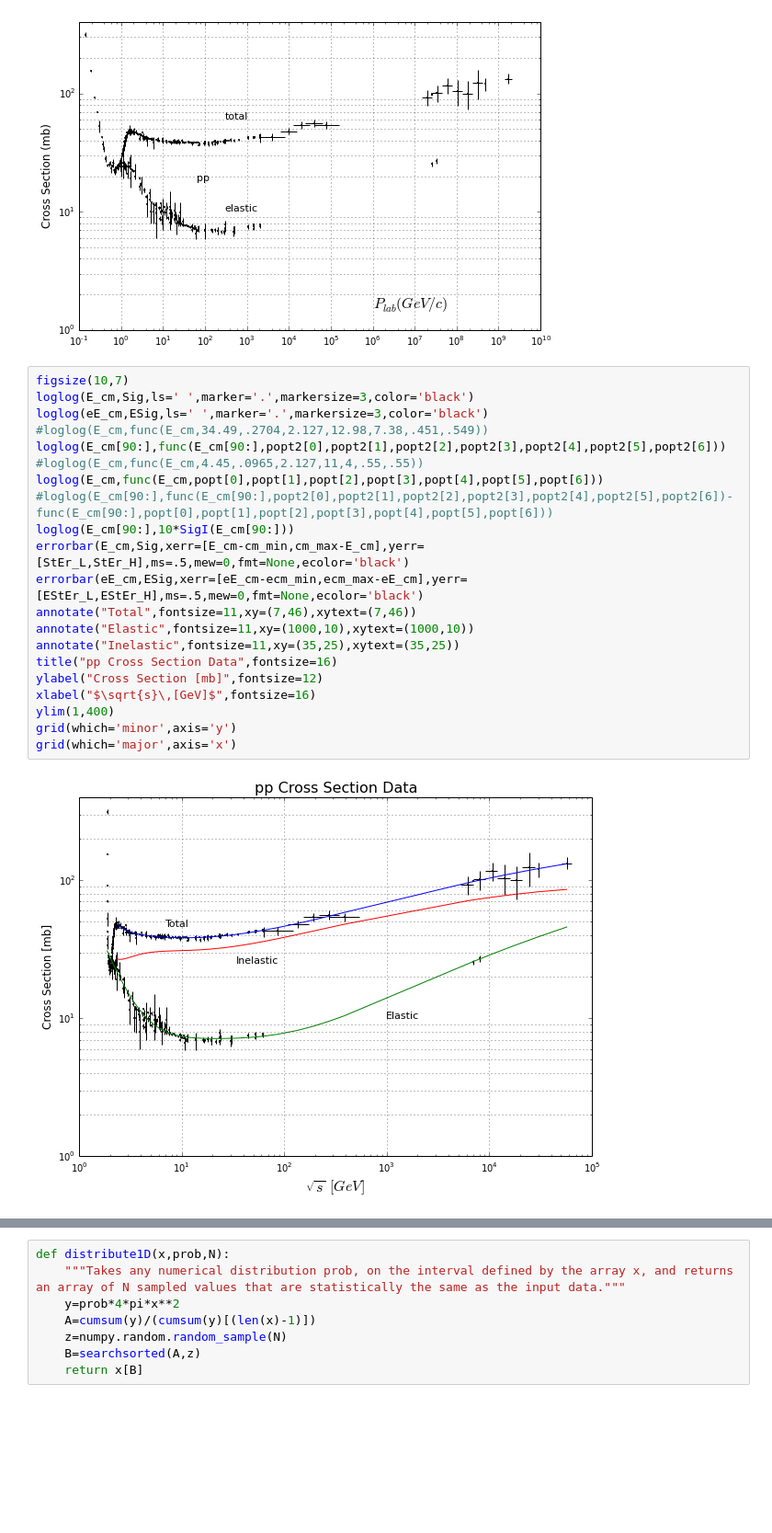
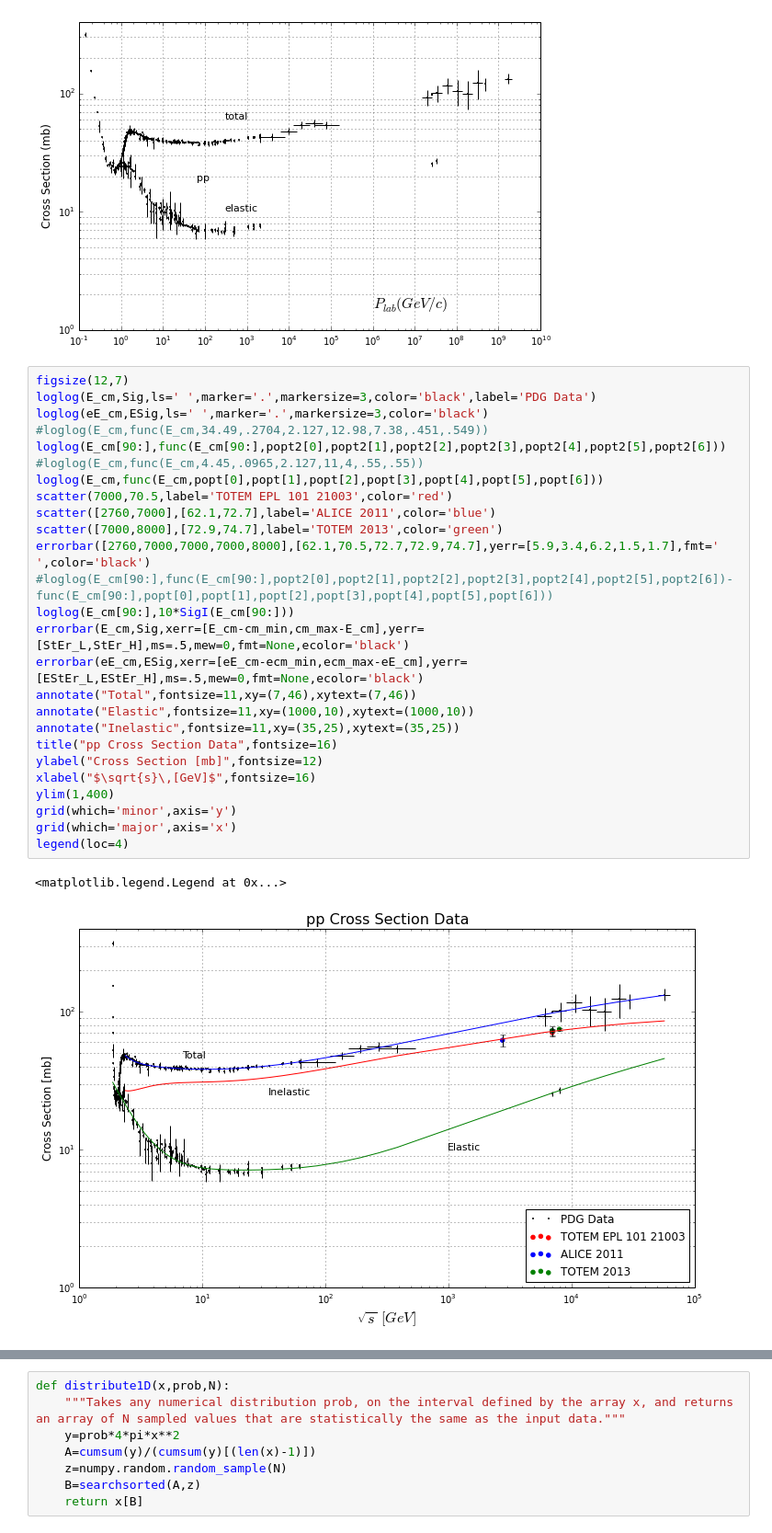
Before and after one commit to jdfreder/MCG, a Jupyter notebook: Project/NuclearInteractions.ipynb, the cells around one changed output, grey strips where cells are left out. Shown at 92% size. Drawn from its saved outputs; the diff is of its cells as text; blank space fills up the shorter version.

```diff
--- a/Project/NuclearInteractions.ipynb
+++ b/Project/NuclearInteractions.ipynb
@@ -103,28 +104,34 @@ grid(which='major',axis='x')
 # %% [output]
 [figure]
 # %%
-figsize(10,7)
-loglog(E_cm,Sig,ls=' ',marker='.',markersize=3,color='black')
+figsize(12,7)
+loglog(E_cm,Sig,ls=' ',marker='.',markersize=3,color='black',label='PDG Data')
 loglog(eE_cm,ESig,ls=' ',marker='.',markersize=3,color='black')
 #loglog(E_cm,func(E_cm,34.49,.2704,2.127,12.98,7.38,.451,.549))
 loglog(E_cm[90:],func(E_cm[90:],popt2[0],popt2[1],popt2[2],popt2[3],popt2[4],popt2[5],popt2[6]))
 #loglog(E_cm,func(E_cm,4.45,.0965,2.127,11,4,.55,.55))
 loglog(E_cm,func(E_cm,popt[0],popt[1],popt[2],popt[3],popt[4],popt[5],popt[6]))
+scatter(7000,70.5,label='TOTEM EPL 101 21003',color='red')
+scatter([2760,7000],[62.1,72.7],label='ALICE 2011',color='blue')
+scatter([7000,8000],[72.9,74.7],label='TOTEM 2013',color='green')
+errorbar([2760,7000,7000,7000,8000],[62.1,70.5,72.7,72.9,74.7],yerr=[5.9,3.4,6.2,1.5,1.7],fmt=' ',color='black')
 #loglog(E_cm[90:],func(E_cm[90:],popt2[0],popt2[1],popt2[2],popt2[3],popt2[4],popt2[5],popt2[6])-func(E_cm[90:],popt[0],popt[1],popt[2],popt[3],popt[4],popt[5],popt[6]))
 loglog(E_cm[90:],10*SigI(E_cm[90:]))
 errorbar(E_cm,Sig,xerr=[E_cm-cm_min,cm_max-E_cm],yerr=[StEr_L,StEr_H],ms=.5,mew=0,fmt=None,ecolor='black')
 errorbar(eE_cm,ESig,xerr=[eE_cm-ecm_min,ecm_max-eE_cm],yerr=[EStEr_L,EStEr_H],ms=.5,mew=0,fmt=None,ecolor='black')
 annotate("Total",fontsize=11,xy=(7,46),xytext=(7,46))
 annotate("Elastic",fontsize=11,xy=(1000,10),xytext=(1000,10))
 annotate("Inelastic",fontsize=11,xy=(35,25),xytext=(35,25))
 title("pp Cross Section Data",fontsize=16)
 ylabel("Cross Section [mb]",fontsize=12)
 xlabel("$\sqrt{s}\,[GeV]$",fontsize=16)
 ylim(1,400)
 grid(which='minor',axis='y')
 grid(which='major',axis='x')
+legend(loc=4)
 # %% [output]
+<matplotlib.legend.Legend at 0x...>
-[figure, old version]
+[figure, new version]
 # %%
 def NCD(y):
     """Returns the Nuclear Charge Distribution for given element or atomic number"""
```
Also changed, not shown: parts of 17 cells of this notebook, 10 other files.
